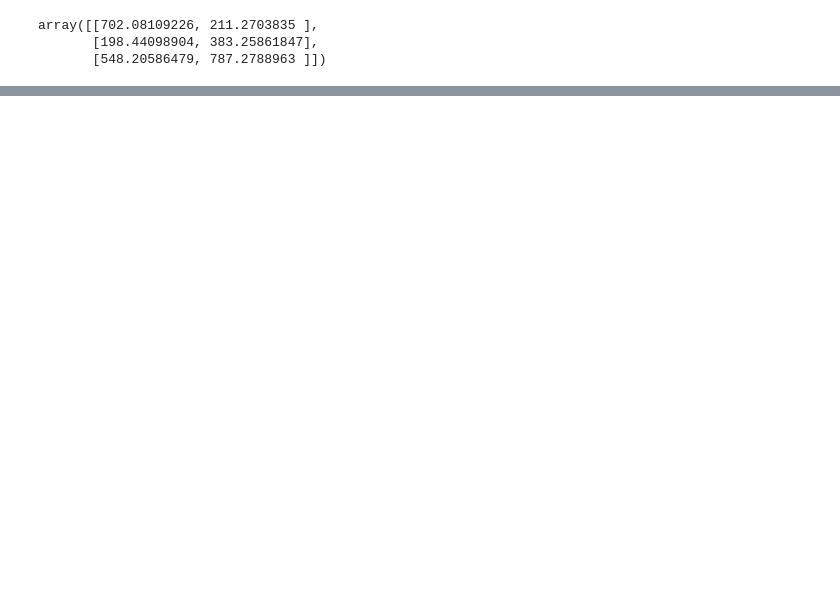
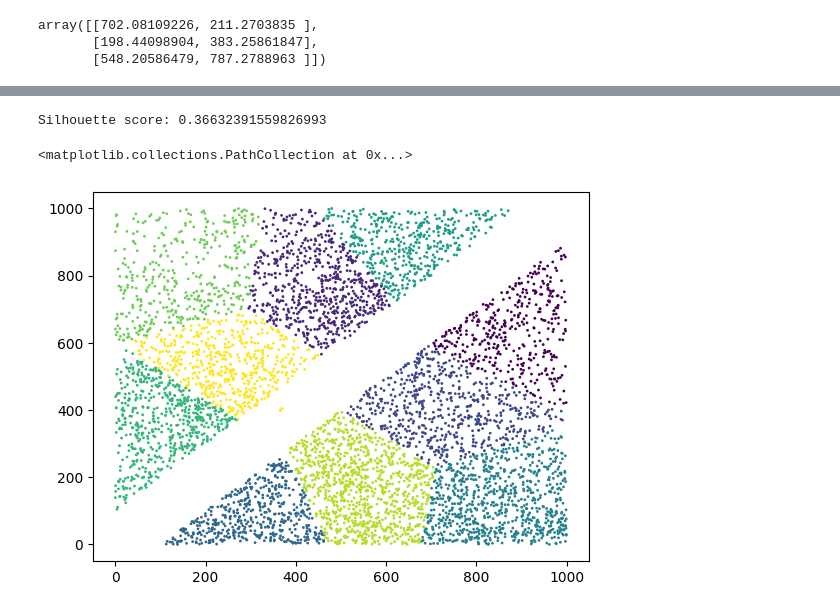
Before and after one commit to SamuliLam/dkko, a Jupyter notebook: clusteringandassociationrulemining.ipynb, the cells around one changed output, grey strips where cells are left out. Drawn from its saved outputs; the diff is of its cells as text; code cells hidden in the pictures; blank space fills up the shorter version.

```diff
--- a/clusteringandassociationrulemining.ipynb
+++ b/clusteringandassociationrulemining.ipynb
@@ -27,0 +66,21 @@ array([[702.08109226, 211.2703835 ],
+# %%
+from sklearn.metrics import silhouette_score
+
+model = KMeans(init='random', n_clusters=10, random_state=42)
+
+model.fit(df)
+model.cluster_centers_
+
+print(f'Silhouette score: {silhouette_score(df, model.labels_)}')
+# %% [output]
+Silhouette score: 0.36632391559826993
+# %%
+clusters = model.predict(df)
+
+df_with_clusters = df.copy()
+df_with_clusters['depot'] = clusters
+
+plt.scatter(df_with_clusters['x'], df_with_clusters['y'], c=df_with_clusters['depot'], s=1)
+# %% [output]
+<matplotlib.collections.PathCollection at 0x...>
+[figure, added]
```
Also changed, not shown: parts of 5 cells of this notebook.
